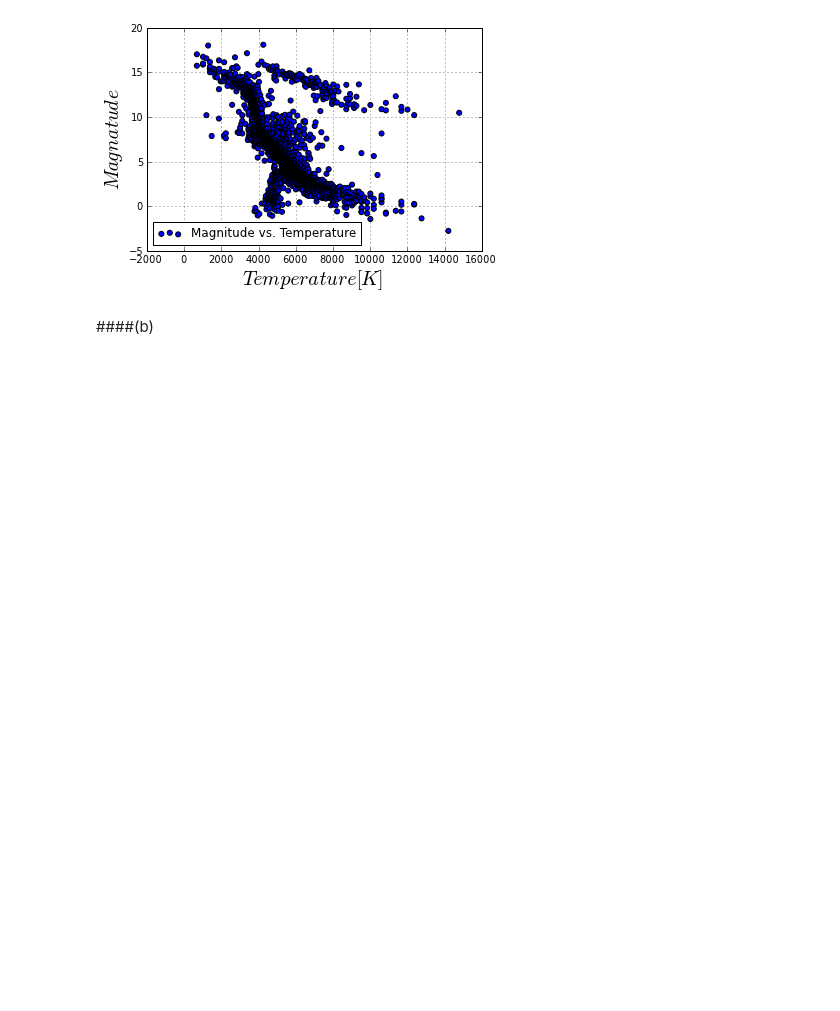
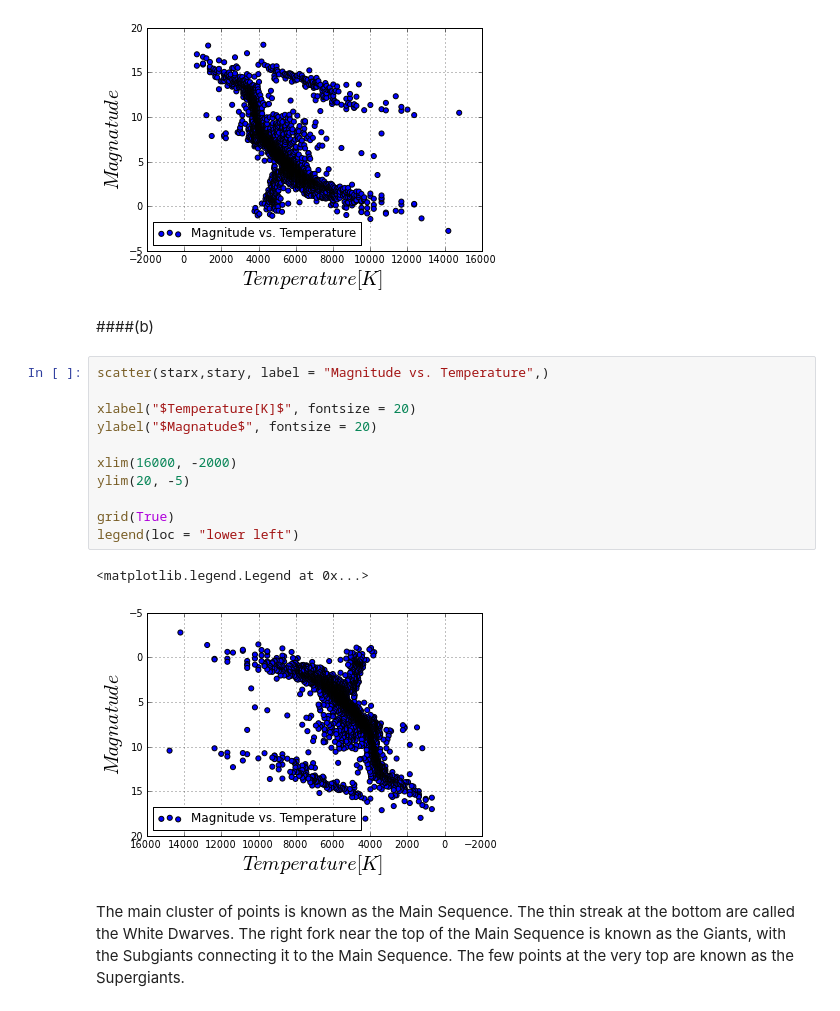
Before and after one commit to wsnyderPHYS202/PHYS202-S13, a Jupyter notebook: Week3/GraphicsEx2.ipynb, the cells around one changed output. Saved outputs shown, nothing was run; the diff lists cells and outputs as text; blank space fills up the shorter version.

Commit message:
Finished GraphEx2 through Problem 4, Problem 5 needs a new directory

```diff
--- a/Week3/GraphicsEx2.ipynb
+++ b/Week3/GraphicsEx2.ipynb
@@ -181,3 +181,22 @@ legend(loc = "lower left")
 [figure]
 # %% [markdown]
 ####(b)
+# %%
+scatter(starx,stary, label = "Magnitude vs. Temperature",)
+
+xlabel("$Temperature[K]$", fontsize = 20)
+ylabel("$Magnatude$", fontsize = 20)
+
+xlim(16000, -2000)
+ylim(20, -5)
+
+grid(True)
+legend(loc = "lower left")
+# %% [output]
+<matplotlib.legend.Legend at 0x...>
+[figure, added]
+# %% [markdown]
+The main cluster of points is known as the Main Sequence.
+The thin streak at the bottom are called the White Dwarves.
+The right fork near the top of the Main Sequence is known as the Giants, with the Subgiants connecting it to the Main Sequence.
+The few points at the very top are known as the Supergiants.
```
Also changed, not shown: parts of 1 cell of this notebook.
